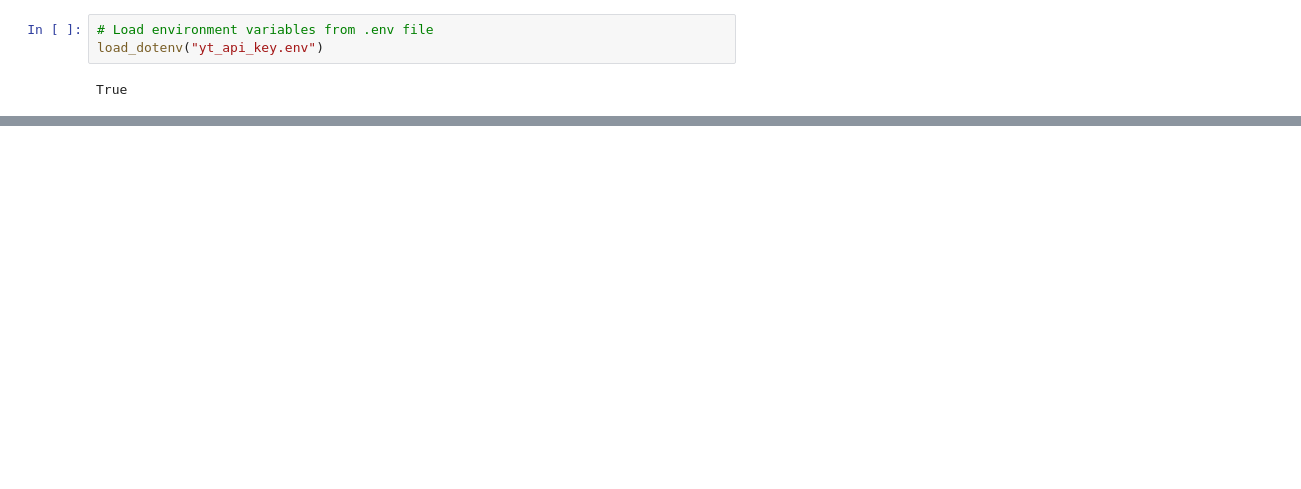
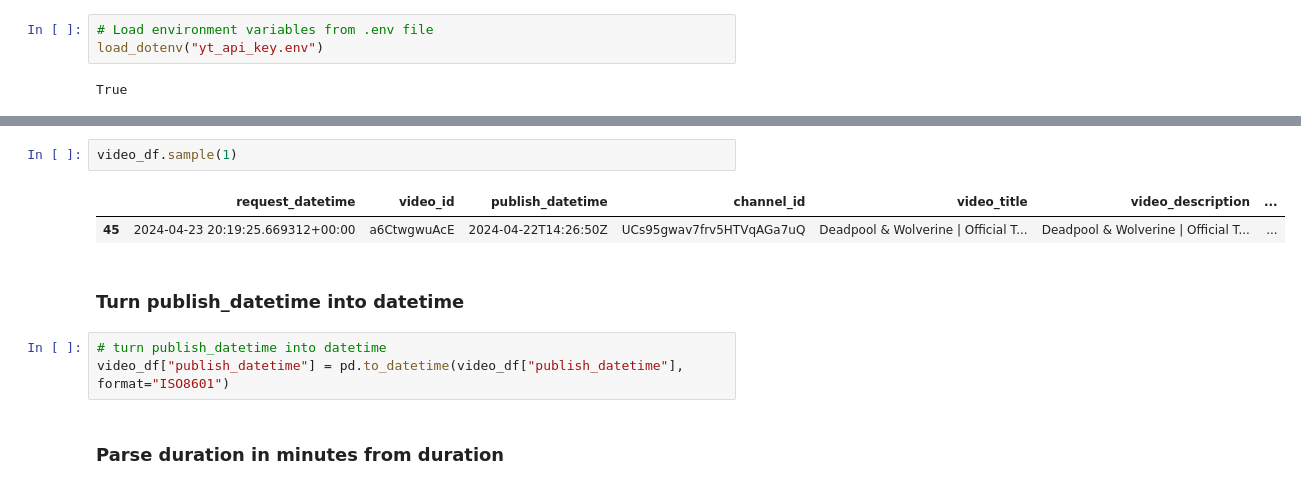
Before and after one commit to AndrewDettor/YouTubeMostPopularVideos, a Jupyter notebook: yt_api_pull_test.ipynb, the cells around one changed output, grey strips where cells are left out. Cells and saved outputs as stored; diff of their text form; blank space fills up the shorter version.

Commit message:
videos and channels extract and transform steps

```diff
--- a/yt_api_pull_test.ipynb
+++ b/yt_api_pull_test.ipynb
@@ -110,0 +177,12 @@ dtype: int64
+# %%
+video_df.sample(1)
+# %% [output]
+|  | request_datetime | video_id | publish_datetime | channel_id | video_title | video_description | ... |
+| 45 | 2024-04-23 20:19:25.669312+00:00 | a6CtwgwuAcE | 2024-04-22T14:26:50Z | UCs95gwav7frv5HTVqAGa7uQ | Deadpool & Wolverine | Official T... | Deadpool & Wolverine | Official T... | ... |
+# %% [markdown]
+### Turn publish_datetime into datetime
+# %%
+# turn publish_datetime into datetime
+video_df["publish_datetime"] = pd.to_datetime(video_df["publish_datetime"], format="ISO8601")
+# %% [markdown]
+### Parse duration in minutes from duration
```
Also changed, not shown: parts of 41 cells of this notebook.
